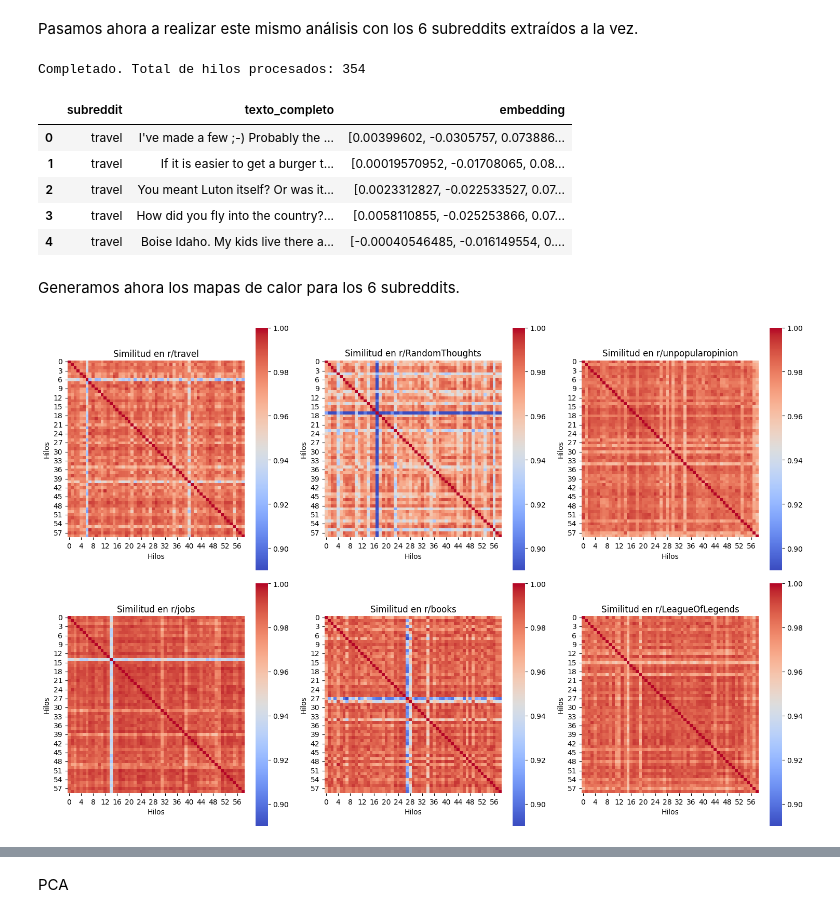
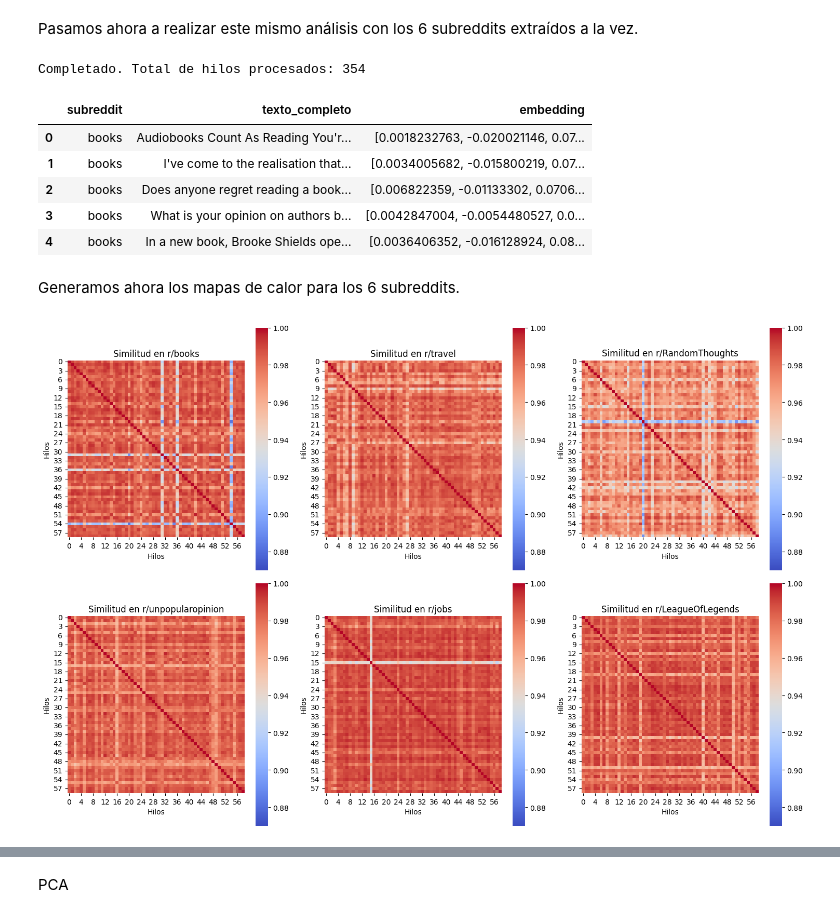
Before and after one commit to daniela-murciam-um-es/PLN-practicasParte2, a Jupyter notebook: apartado_3.ipynb, the cells around one changed output, grey strips where cells are left out. Saved outputs shown, nothing was run; the diff lists cells and outputs as text; code cells hidden in the pictures.

```diff
--- a/apartado_3.ipynb
+++ b/apartado_3.ipynb
@@ -119,11 +123,11 @@ Pasamos ahora a realizar este mismo análisis con los 6 subreddits extraídos a
 import pandas as pd
 
 archivos_json = [
+    "limpio_books.json",
     "limpio_travel.json",
     "limpio_RandomThoughts.json",
     "limpio_unpopularopinion.json",
     "limpio_jobs.json",
-    "limpio_books.json",
     "limpio_LeagueOfLegends.json"
 ]
 
@@ -159,11 +163,11 @@ display(df_total[['subreddit', 'texto_completo', 'embedding']].head())
 # %% [output]
 Completado. Total de hilos procesados: 354
 |  | subreddit | texto_completo | embedding |
-| 0 | travel | I've made a few ;-) Probably the ... | [0.00399602, -0.0305757, 0.073886... |
-| 1 | travel | If it is easier to get a burger t... | [0.00019570952, -0.01708065, 0.08... |
-| 2 | travel | You meant Luton itself? Or was it... | [0.0023312827, -0.022533527, 0.07... |
-| 3 | travel | How did you fly into the country?... | [0.0058110855, -0.025253866, 0.07... |
-| 4 | travel | Boise Idaho. My kids live there a... | [-0.00040546485, -0.016149554, 0.... |
+| 0 | books | Audiobooks Count As Reading You'r... | [0.0018232763, -0.020021146, 0.07... |
+| 1 | books | I've come to the realisation that... | [0.0034005682, -0.015800219, 0.07... |
+| 2 | books | Does anyone regret reading a book... | [0.006822359, -0.01133302, 0.0706... |
+| 3 | books | What is your opinion on authors b... | [0.0042847004, -0.0054480527, 0.0... |
+| 4 | books | In a new book, Brooke Shields ope... | [0.0036406352, -0.016128924, 0.08... |
 # %% [markdown]
 Generamos ahora los mapas de calor para los 6 subreddits.
 # %%
@@ -177,33 +181,33 @@ ncols = 3
 nrows = 2
 
 # Preparamos la figura con subgráficos
 fig, axes = plt.subplots(nrows=nrows, ncols=ncols, figsize=(15, 5 * nrows))
 axes = axes.flatten() # Aplanamos para iterar fácilmente
 
 # Iteramos sobre cada subreddit para generar su propio heatmap
 for i, sub in enumerate(subreddits):
     # Filtramos los hilos que pertenecen solo a este subreddit
     df_sub = df_total[df_total['subreddit'] == sub]
 
     # Calculamos la matriz de similitud solo para esos hilos
     similitud_sub = cosine_similarity(list(df_sub['embedding']))
 
 	# Calculamos la similitud media para cada hilo dentro de su subreddit para poder hacer el PCA posteriormente
     # y así solo iteramos por todo el dataset una vez
     mean_similarities = (similitud_sub.sum(axis=1) - 1) / (similitud_sub.shape[0] - 1)
 
     df_total.loc[df_total['subreddit'] == sub, 'similitud_media'] = mean_similarities
 
     # Dibujamos el heatmap
     sns.heatmap(similitud_sub, annot=False, cmap='coolwarm', ax=axes[i],
-                cbar=True, square=True, vmin=0.89)
+                cbar=True, square=True, vmin=0.87)
 
     axes[i].set_title(f'Similitud en r/{sub}')
     axes[i].set_xlabel('Hilos')
     axes[i].set_ylabel('Hilos')
 
 plt.tight_layout()
 plt.show()
 # %% [output]
-[figure, old version]
+[figure, new version]
 # %% [markdown]
```
Also changed, not shown: parts of 16 cells of this notebook, 1 other file.
